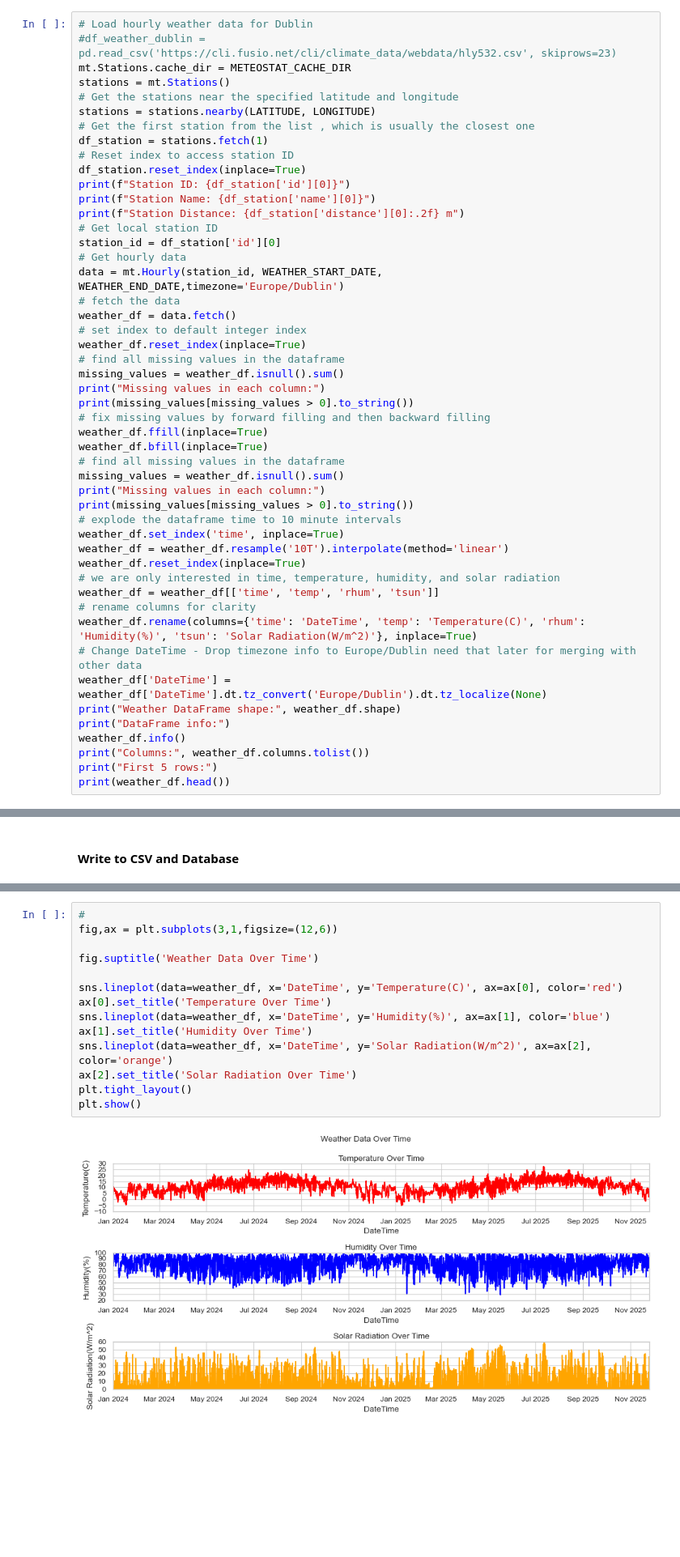
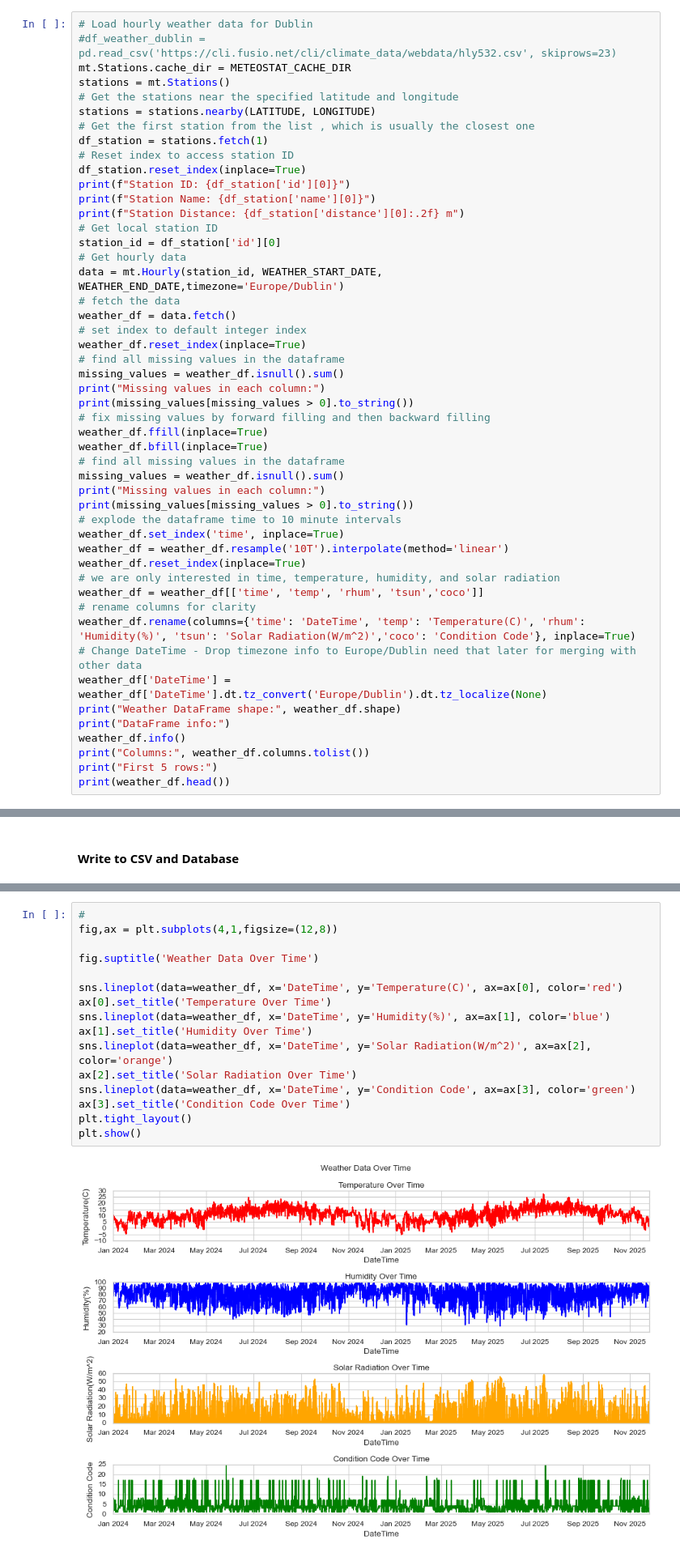
Before and after one commit to clydewatts1/PFDA-programming-for-data-analytics, a Jupyter notebook: big_project/big_project.ipynb, the cells around one changed output, grey strips where cells are left out. Shown at 81% size. Drawn from its saved outputs; the diff is of its cells as text; blank space fills up the shorter version.

```diff
--- a/big_project/big_project.ipynb
+++ b/big_project/big_project.ipynb
@@ -919,9 +1023,9 @@ weather_df.set_index('time', inplace=True)
 weather_df = weather_df.resample('10T').interpolate(method='linear')
 weather_df.reset_index(inplace=True)
 # we are only interested in time, temperature, humidity, and solar radiation
-weather_df = weather_df[['time', 'temp', 'rhum', 'tsun']]
+weather_df = weather_df[['time', 'temp', 'rhum', 'tsun','coco']]
 # rename columns for clarity
-weather_df.rename(columns={'time': 'DateTime', 'temp': 'Temperature(C)', 'rhum': 'Humidity(%)', 'tsun': 'Solar Radiation(W/m^2)'}, inplace=True)
+weather_df.rename(columns={'time': 'DateTime', 'temp': 'Temperature(C)', 'rhum': 'Humidity(%)', 'tsun': 'Solar Radiation(W/m^2)','coco': 'Condition Code'}, inplace=True)
 # Change DateTime - Drop timezone info to Europe/Dublin need that later for merging with other data
 weather_df['DateTime'] = weather_df['DateTime'].dt.tz_convert('Europe/Dublin').dt.tz_localize(None)
 print("Weather DataFrame shape:", weather_df.shape)
@@ -985,20 +1091,22 @@ Plot the temperature , humidity and solar radiation over time. There are 10K row
 Notice how irish weather is inconsistent. This makes trying to find predict solar output from weather a challenge.
 # %%
 #
-fig,ax = plt.subplots(3,1,figsize=(12,6))
+fig,ax = plt.subplots(4,1,figsize=(12,8))
 
 fig.suptitle('Weather Data Over Time')
 
 sns.lineplot(data=weather_df, x='DateTime', y='Temperature(C)', ax=ax[0], color='red')
 ax[0].set_title('Temperature Over Time')
 sns.lineplot(data=weather_df, x='DateTime', y='Humidity(%)', ax=ax[1], color='blue')
 ax[1].set_title('Humidity Over Time')
 sns.lineplot(data=weather_df, x='DateTime', y='Solar Radiation(W/m^2)', ax=ax[2], color='orange')
 ax[2].set_title('Solar Radiation Over Time')
+sns.lineplot(data=weather_df, x='DateTime', y='Condition Code', ax=ax[3], color='green')
+ax[3].set_title('Condition Code Over Time')
 plt.tight_layout()
 plt.show()
 # %% [output]
-[figure, old version]
+[figure, new version]
 # %% [markdown]
 ## Predicting Solar Output from Weather
 
```
Also changed, not shown: parts of 33 cells of this notebook, 3 other files.
